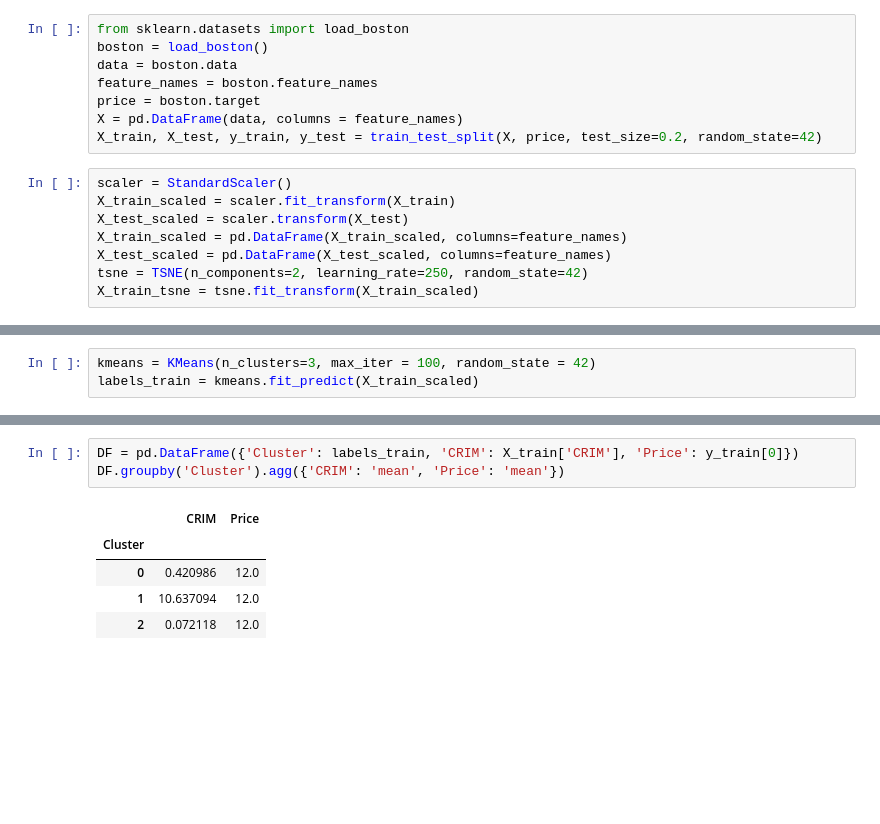
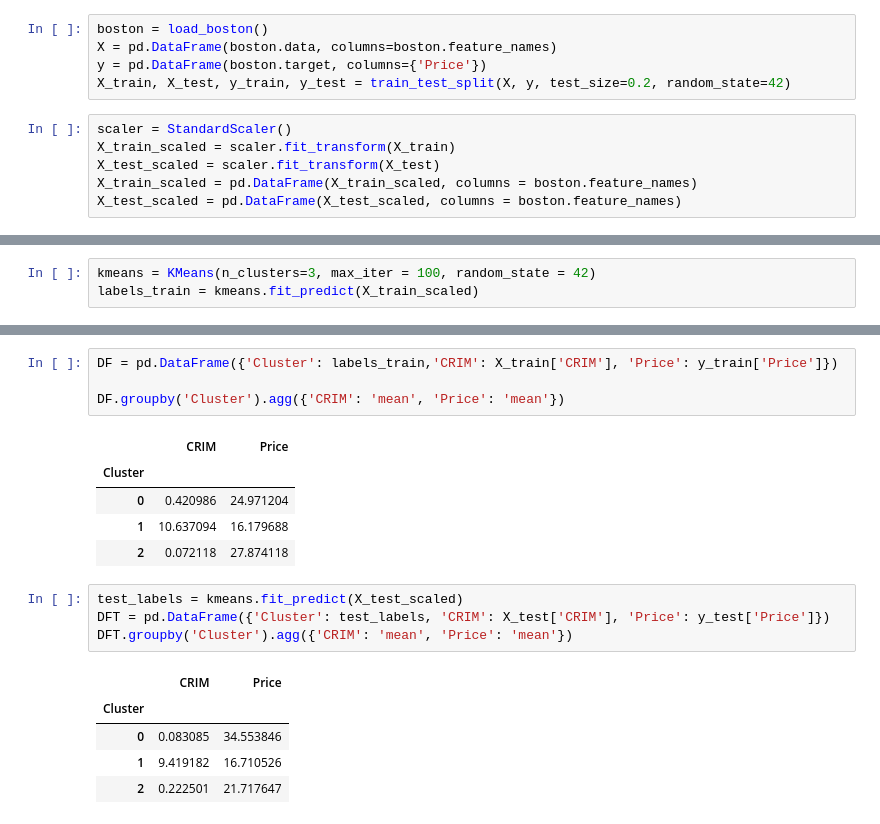
Before and after one commit to Valdert-13/Python-for-Data-Science, a Jupyter notebook: lesson_10.ipynb, the cells around one changed output, grey strips where cells are left out. Cells and saved outputs as stored; diff of their text form; blank space fills up the shorter version.

```diff
--- a/lesson_10.ipynb
+++ b/lesson_10.ipynb
@@ -28,18 +25,13 @@ n_components=2, learning_rate=250, random_state=42.
 
 Постройте диаграмму рассеяния на этих данных.
 # %%
-from sklearn.datasets import load_boston
 boston = load_boston()
-data = boston.data
-feature_names = boston.feature_names
-price = boston.target
-X = pd.DataFrame(data, columns = feature_names)
-X_train, X_test, y_train, y_test = train_test_split(X, price, test_size=0.2, random_state=42)
+X = pd.DataFrame(boston.data, columns=boston.feature_names)
+y = pd.DataFrame(boston.target, columns={'Price'})
+X_train, X_test, y_train, y_test = train_test_split(X, y, test_size=0.2, random_state=42)
 # %%
 scaler = StandardScaler()
 X_train_scaled = scaler.fit_transform(X_train)
-X_test_scaled = scaler.transform(X_test)
-X_train_scaled = pd.DataFrame(X_train_scaled, columns=feature_names)
-X_test_scaled = pd.DataFrame(X_test_scaled, columns=feature_names)
-tsne = TSNE(n_components=2, learning_rate=250, random_state=42)
-X_train_tsne = tsne.fit_transform(X_train_scaled)
+X_test_scaled = scaler.fit_transform(X_test)
+X_train_scaled = pd.DataFrame(X_train_scaled, columns = boston.feature_names)
+X_test_scaled = pd.DataFrame(X_test_scaled, columns = boston.feature_names)
@@ -71,10 +62,21 @@ Text(15,18,'Кластер 3')
 [drawing not drawn]
 # %%
-DF = pd.DataFrame({'Cluster': labels_train, 'CRIM': X_train['CRIM'], 'Price': y_train[0]})
+DF = pd.DataFrame({'Cluster': labels_train,'CRIM': X_train['CRIM'], 'Price': y_train['Price']})
+
 DF.groupby('Cluster').agg({'CRIM': 'mean', 'Price': 'mean'})
 # %% [output]
 |  | CRIM | Price |
 | Cluster |  |  |
-| 0 | 0.420986 | 12.0 |
-| 1 | 10.637094 | 12.0 |
-| 2 | 0.072118 | 12.0 |
+| 0 | 0.420986 | 24.971204 |
+| 1 | 10.637094 | 16.179688 |
+| 2 | 0.072118 | 27.874118 |
+# %%
+test_labels = kmeans.fit_predict(X_test_scaled)
+DFT = pd.DataFrame({'Cluster': test_labels, 'CRIM': X_test['CRIM'], 'Price': y_test['Price']})
+DFT.groupby('Cluster').agg({'CRIM': 'mean', 'Price': 'mean'})
+# %% [output]
+|  | CRIM | Price |
+| Cluster |  |  |
+| 0 | 0.083085 | 34.553846 |
+| 1 | 9.419182 | 16.710526 |
+| 2 | 0.222501 | 21.717647 |
```
Also changed, not shown: parts of 4 cells of this notebook.
